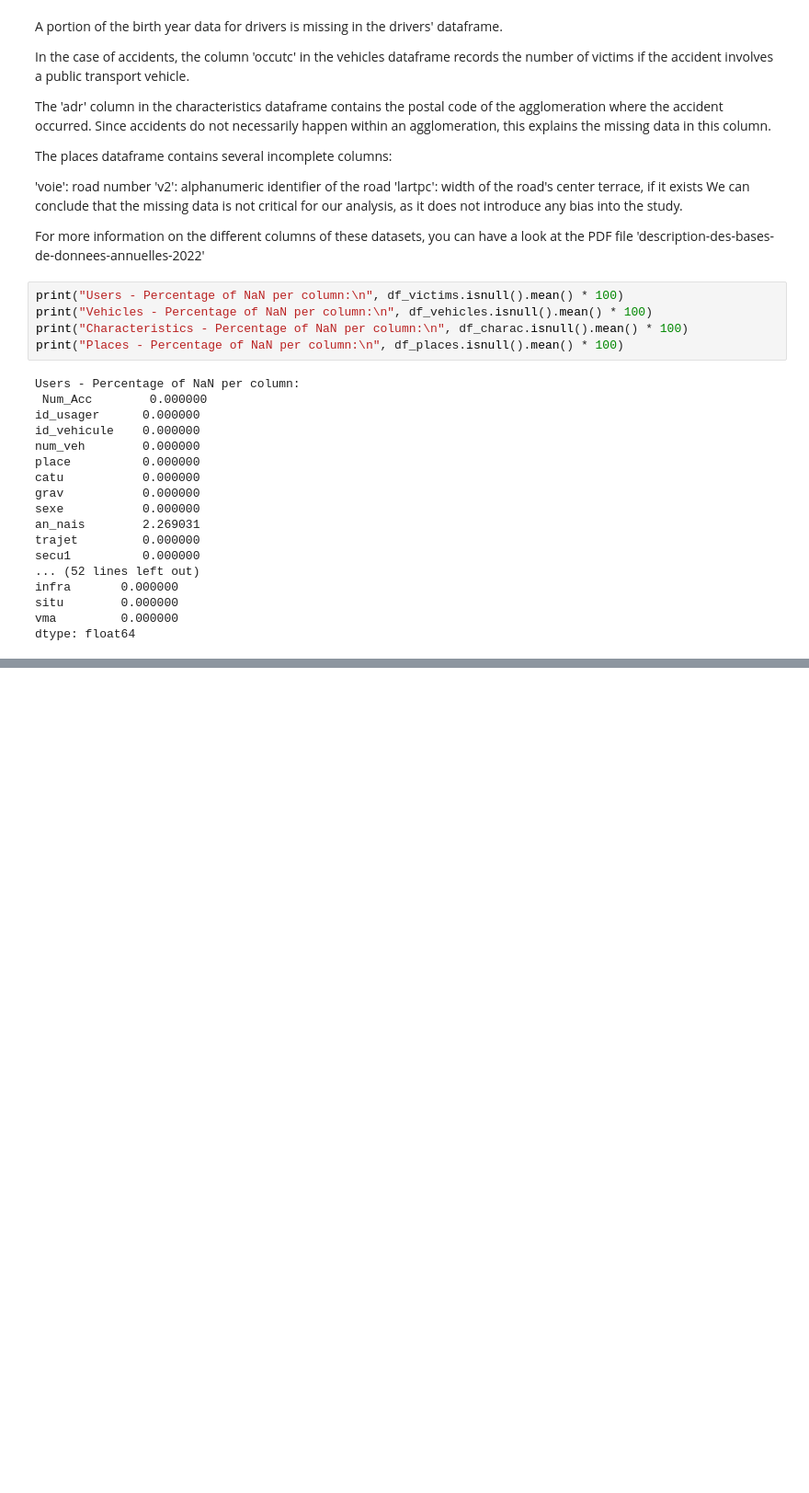
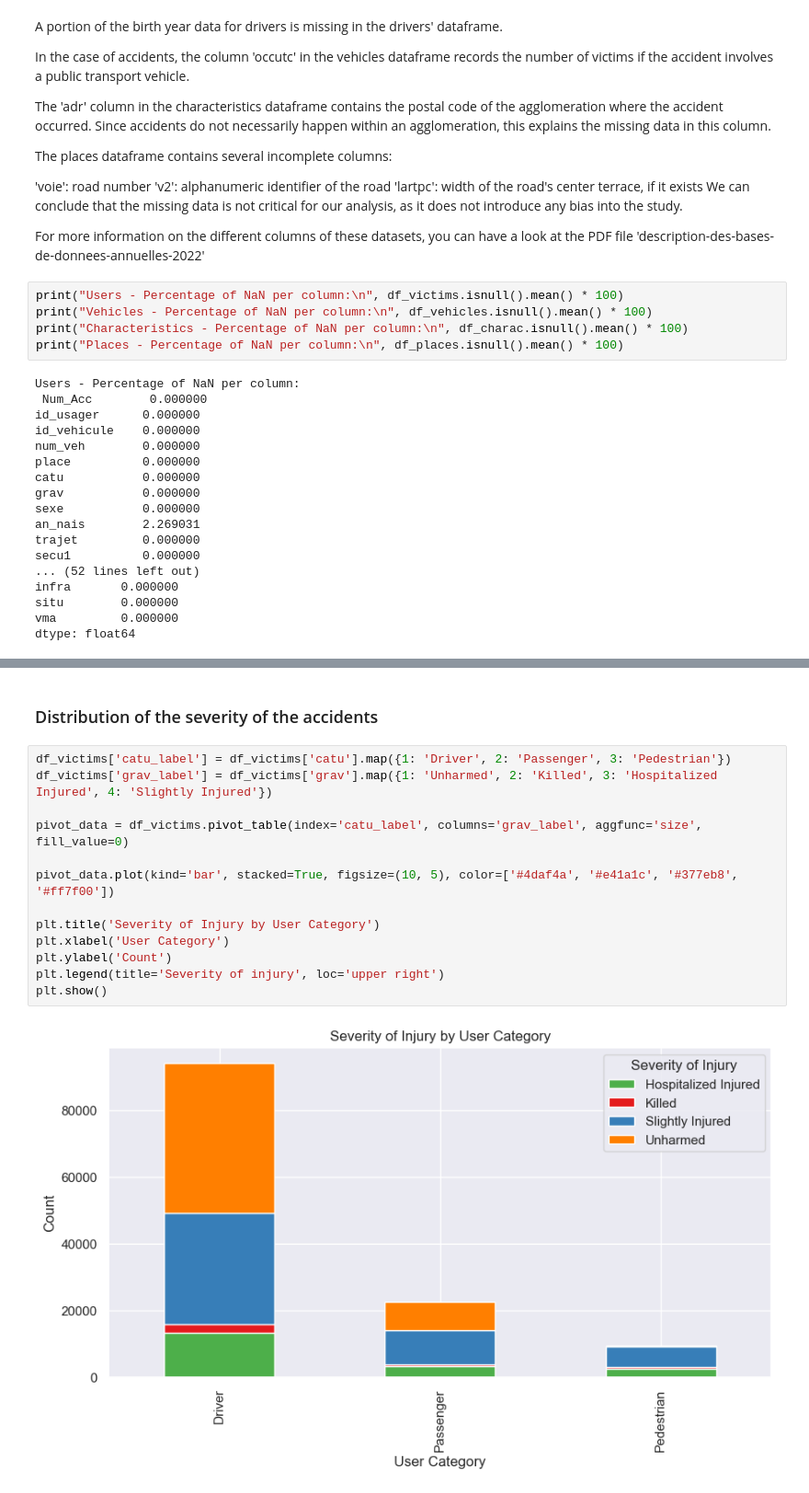
Before and after one commit to malools/french-road-accidents, a Jupyter notebook: eda.ipynb, the cells around one changed output, grey strips where cells are left out. Shown: that part at 92% size. Saved outputs shown, nothing was run; the diff lists cells and outputs as text; blank space fills up the shorter version.

```diff
--- a/eda.ipynb
+++ b/eda.ipynb
@@ -98,0 +138,17 @@ dtype: float64
+# %% [markdown]
+### Distribution of the severity of the accidents
+# %%
+df_victims['catu_label'] = df_victims['catu'].map({1: 'Driver', 2: 'Passenger', 3: 'Pedestrian'})
+df_victims['grav_label'] = df_victims['grav'].map({1: 'Unharmed', 2: 'Killed', 3: 'Hospitalized Injured', 4: 'Slightly Injured'})
+
+pivot_data = df_victims.pivot_table(index='catu_label', columns='grav_label', aggfunc='size', fill_value=0)
+
+pivot_data.plot(kind='bar', stacked=True, figsize=(10, 5), color=['#4daf4a', '#e41a1c', '#377eb8', '#ff7f00'])
+
+plt.title('Severity of Injury by User Category')
+plt.xlabel('User Category')
+plt.ylabel('Count')
+plt.legend(title='Severity of injury', loc='upper right')
+plt.show()
+# %% [output]
+[figure, added]
```
Also changed, not shown: parts of 10 cells of this notebook, 1 other file.
